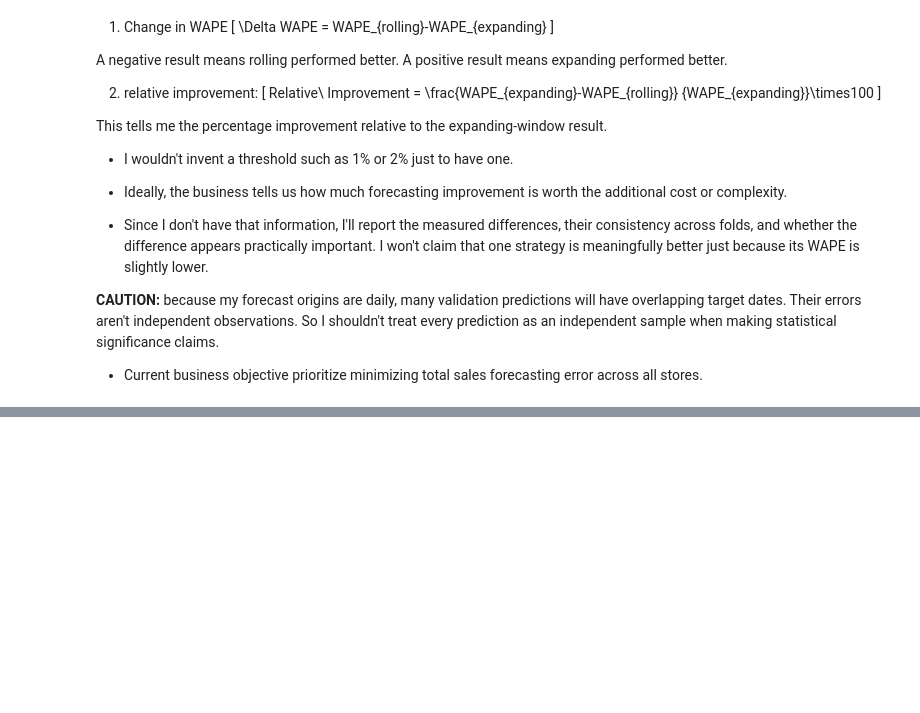
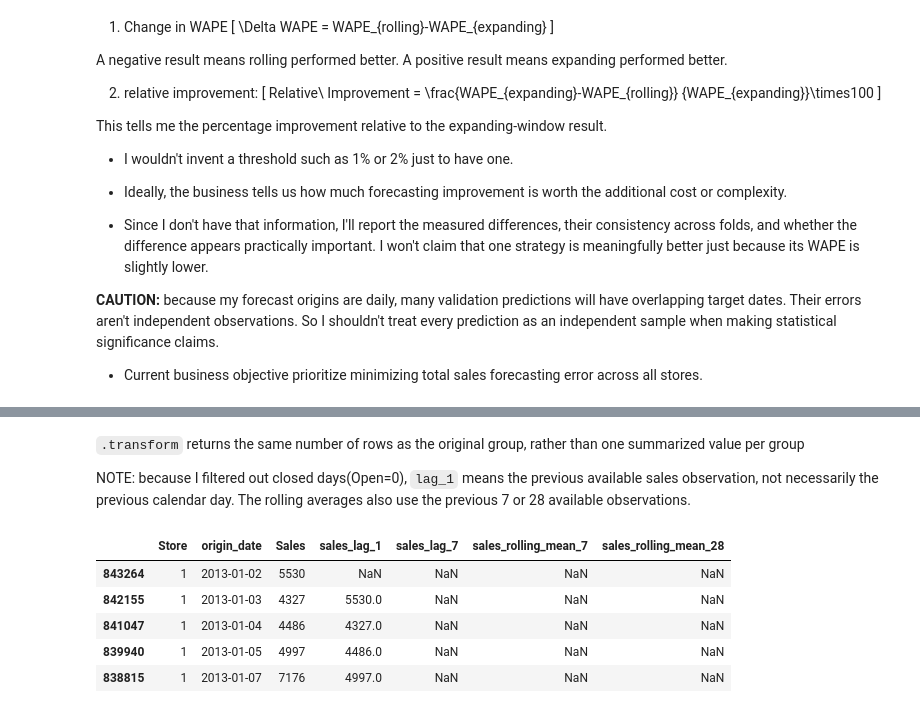
Before and after one commit to div-ops123/rossmann-forecasting-reliability, a Jupyter notebook: notebooks/02_validation_experiments.ipynb, the cells around one changed output, grey strips where cells are left out. Cells and saved outputs as stored; diff of their text form; code cells hidden in the pictures; blank space fills up the shorter version.

```diff
--- a/notebooks/02_validation_experiments.ipynb
+++ b/notebooks/02_validation_experiments.ipynb
@@ -979,0 +1040,5 @@ feature engineering:
+# %% [markdown]
+`.transform` returns the same number of rows as the original group, rather than one summarized value per group
+
+NOTE:
+because I filtered out closed days(Open=0), `lag_1` means the previous available sales observation, not necessarily the previous calendar day. The rolling averages also use the previous 7 or 28 available observations.
@@ -979,0 +1110,9 @@ feature engineering:
+# %%
+sales_history.head()
+# %% [output]
+|  | Store | origin_date | Sales | sales_lag_1 | sales_lag_7 | sales_rolling_mean_7 | sales_rolling_mean_28 |
+| 843264 | 1 | 2013-01-02 | 5530 | NaN | NaN | NaN | NaN |
+| 842155 | 1 | 2013-01-03 | 4327 | 5530.0 | NaN | NaN | NaN |
+| 841047 | 1 | 2013-01-04 | 4486 | 4327.0 | NaN | NaN | NaN |
+| 839940 | 1 | 2013-01-05 | 4997 | 4486.0 | NaN | NaN | NaN |
+| 838815 | 1 | 2013-01-07 | 7176 | 4997.0 | NaN | NaN | NaN |
```
Also changed, not shown: parts of 20 cells of this notebook.
